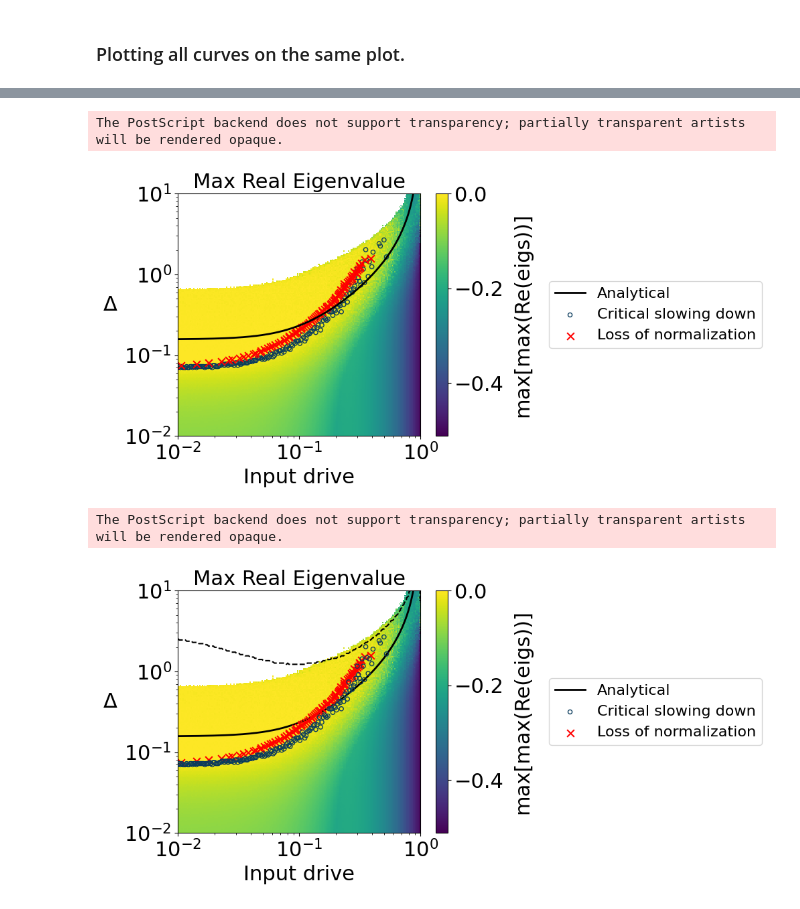
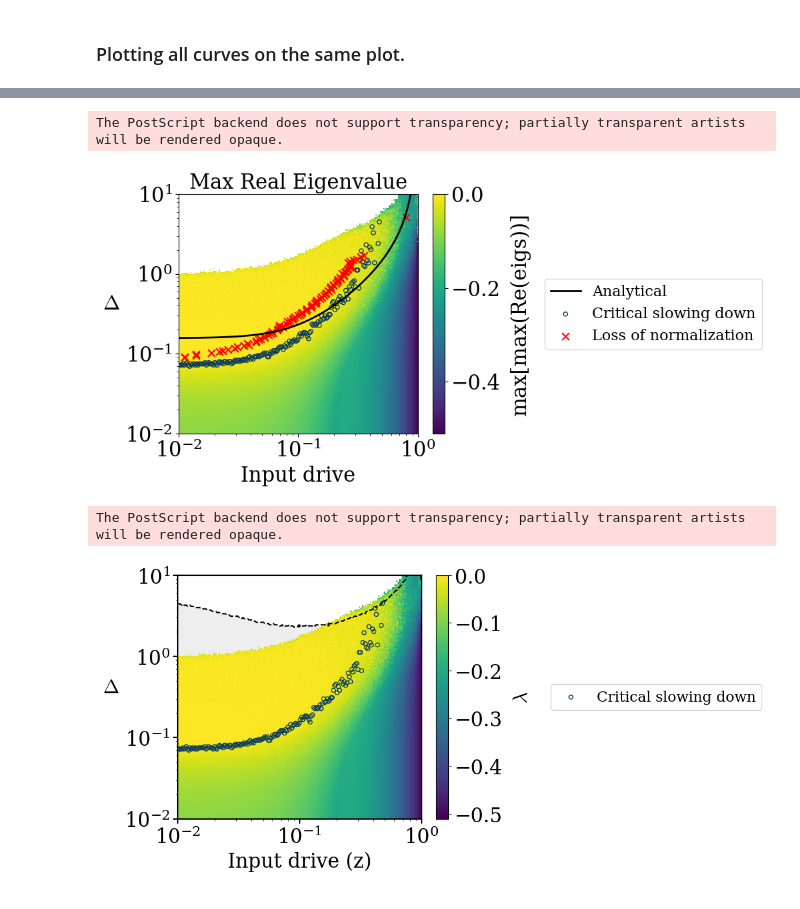
Before and after one commit to shivangrawat/perturbed_organics, a Jupyter notebook: examples/phase_eigval_norm_delocalized.ipynb, the cells around one changed output, grey strips where cells are left out. Saved outputs shown, nothing was run; the diff lists cells and outputs as text; code cells hidden in the pictures.

```diff
--- a/examples/phase_eigval_norm_delocalized.ipynb
+++ b/examples/phase_eigval_norm_delocalized.ipynb
@@ -352,6 +355,9 @@ condition = torch.load(os.path.join(path, f'condition.pt'))
 norm_fixed_point_y = torch.load(os.path.join(path, f'norm_fixed_point_y.pt'))
 actual_fixed_point_y = torch.load(os.path.join(path, f'actual_fixed_point_y.pt'))
 first_order_perturb_y = torch.load(os.path.join(path, f'first_order_perturb_y.pt'))
+
+# where to save the figures
+folder_loc_crit = f'../figures/mu_{mu}/fig_loss_of_normalization{model_type}'
 # %%
 # fit and find the intersection of mean and variance
 stability_criterion_percent = 0.99
@@ -456,7 +462,6 @@ else:
     print("Warning: No critical delta transitions found below the threshold.")
 
 # Save the figure
-folder_loc_crit = f'../figures/mu_{mu}/fig_loss_of_normalization'
 os.makedirs(folder_loc_crit, exist_ok=True)
 file_name_crit = 'delta_vs_critical_input'
 file_save_path_crit = os.path.join(folder_loc_crit, file_name_crit)
@@ -576,7 +581,6 @@ else:
 
 
 # Save the figure
-folder_loc_crit = f'../figures/mu_{mu}/fig_loss_of_normalization'
 os.makedirs(folder_loc_crit, exist_ok=True)
 file_name_crit = 'lines_together'
 file_save_path_crit = os.path.join(folder_loc_crit, file_name_crit)
@@ -632,7 +636,6 @@ ax.legend(loc='center left', bbox_to_anchor=(1.5, 0.5), fontsize=16) # Adjust fo
 
 
 # Save the figure
-folder_loc_crit = f'../figures/mu_{mu}/fig_loss_of_normalization'
 os.makedirs(folder_loc_crit, exist_ok=True)
 file_name_crit = 'phase_diagram_lines_together'
 file_save_path_crit = os.path.join(folder_loc_crit, file_name_crit)
@@ -646,7 +649,7 @@ plt.savefig(f'{file_save_path_crit}.eps', format='eps', bbox_inches='tight', dpi
 plt.show()
 # %% [output]
 The PostScript backend does not support transparency; partially transparent artists will be rendered opaque.
-[figure, old version]
+[figure, new version]
 # %%
 # find the line separating the stability boundaries
 def majority_condition(conditions_1d):
@@ -733,12 +736,13 @@ plt.figure(figsize=(10.5, 5))
 
 norm = mcolors.Normalize(vmin=vmin, vmax=0.0, clip=False)
 mesh = plt.pcolormesh(input_range, delta_range, max_real_max, cmap='viridis', norm=norm, zorder=0)
-plt.plot(new_input_norm, delta_c, color='k', linewidth=2.0, label=r'Analytical', zorder=0)
+
+# plt.plot(new_input_norm, delta_c, color='k', linewidth=2.0, label=r'Analytical', zorder=0)
 
 plt.scatter(input_range[valid_indices], critical_deltas[valid_indices],
             s=20, facecolors='none', edgecolors='#0b3c5d', label='Critical slowing down', zorder=3)
 
-plt.scatter(fitted_intersection, delta_range, color='r', s=60, marker='x', label='Loss of normalization', zorder=2)
+# plt.scatter(fitted_intersection, delta_range, color='r', s=60, marker='x', label='Loss of normalization', zorder=2)
 
 X, Y = np.meshgrid(input_range, delta_range)
 
@@ -748,49 +752,66 @@ boundary_levels = [0.5]
 
 # Plot the contour lines with a dotted line style.
 plt.contour(X, Y, plot_data, levels=boundary_levels, colors='k', linestyles='dashed')
+# make blue background wherever the boudary level is 0:
+plt.contourf(X, Y, plot_data, levels=[-1, 0], colors=['#eeeeee'], alpha=1, zorder=-1)
 
 colorbar = plt.colorbar(mesh, fraction=0.046, pad=0.04)
 colorbar.ax.tick_params(labelsize=22)
-colorbar.set_label('max[max(Re(eigs))]', fontsize=22, rotation=90, labelpad=10)
+colorbar.set_label('$\lambda$', fontsize=22, rotation=90, labelpad=10)
 
-plt.xlabel('Input drive', fontsize=22)
+plt.xlabel('Input drive (z)', fontsize=22)
 plt.ylabel(r'$\Delta$', fontsize=22, rotation=0, labelpad=15)
 plt.xticks(fontsize=22)
 plt.yticks(fontsize=22)
-plt.title("Max Real Eigenvalue", fontsize=22)
+# plt.title("Max Real Eigenvalue", fontsize=22)
 
 ax = plt.gca()
+
+box_line_width = 1.5 # Adjust thickness as needed
+for spine in ax.spines.values():
+    spine.set_linewidth(box_line_width)
+
+ax.tick_params(
+    axis='both',
+    which='major',
+    labelsize=22,
+    width=1.5,    # tick thickness
+    length=5.0    # tick length
+)
+
 if delta_scale == 'log-scale':
     plt.yscale('log')  # Ensure the axis is in log scale
     y_span = np.log10(delta_range[-1]) - np.log10(delta_range[0])
 else:
     y_span = delta_range[-1] - delta_range[0]
 
 plt.xscale('log')
 x_span = np.log10(input_range[-1]) - np.log10(input_range[0])
 ax.set_aspect(x_span / y_span, adjustable='box')
 
 plt.xlim([input_range[0], input_range[-1]])
 plt.ylim([delta_range[0], delta_range[-1]])
 
 ax.legend(loc='center left', bbox_to_anchor=(1.5, 0.5), fontsize=16) # Adjust fontsize as needed
 
+# make background lines thicker
+for line in ax.get_lines():
+    line.set_linewidth(2)
+
 
 # Save the figure
-folder_loc_crit = f'../figures/mu_{mu}/fig_loss_of_normalization'
-os.makedirs(folder_loc_crit, exist_ok=True)
 file_name_crit = 'phase_diagram_lines_together_limit_cycle_line'
 file_save_path_crit = os.path.join(folder_loc_crit, file_name_crit)
 
 plt.tight_layout()
 plt.savefig(f'{file_save_path_crit}.png', bbox_inches='tight')
 plt.savefig(f'{file_save_path_crit}.svg', format='svg', bbox_inches='tight', dpi=300)
 plt.savefig(f'{file_save_path_crit}.eps', format='eps', bbox_inches='tight', dpi=300)
 
 plt.show()
 # %% [output]
 The PostScript backend does not support transparency; partially transparent artists will be rendered opaque.
-[figure, old version]
+[figure, new version]
 # %%
 def select_points_by_log_distance(x_data, y_data, target_log_distance):
     """
```
Also changed, not shown: parts of 13 cells of this notebook, 4 other files.
